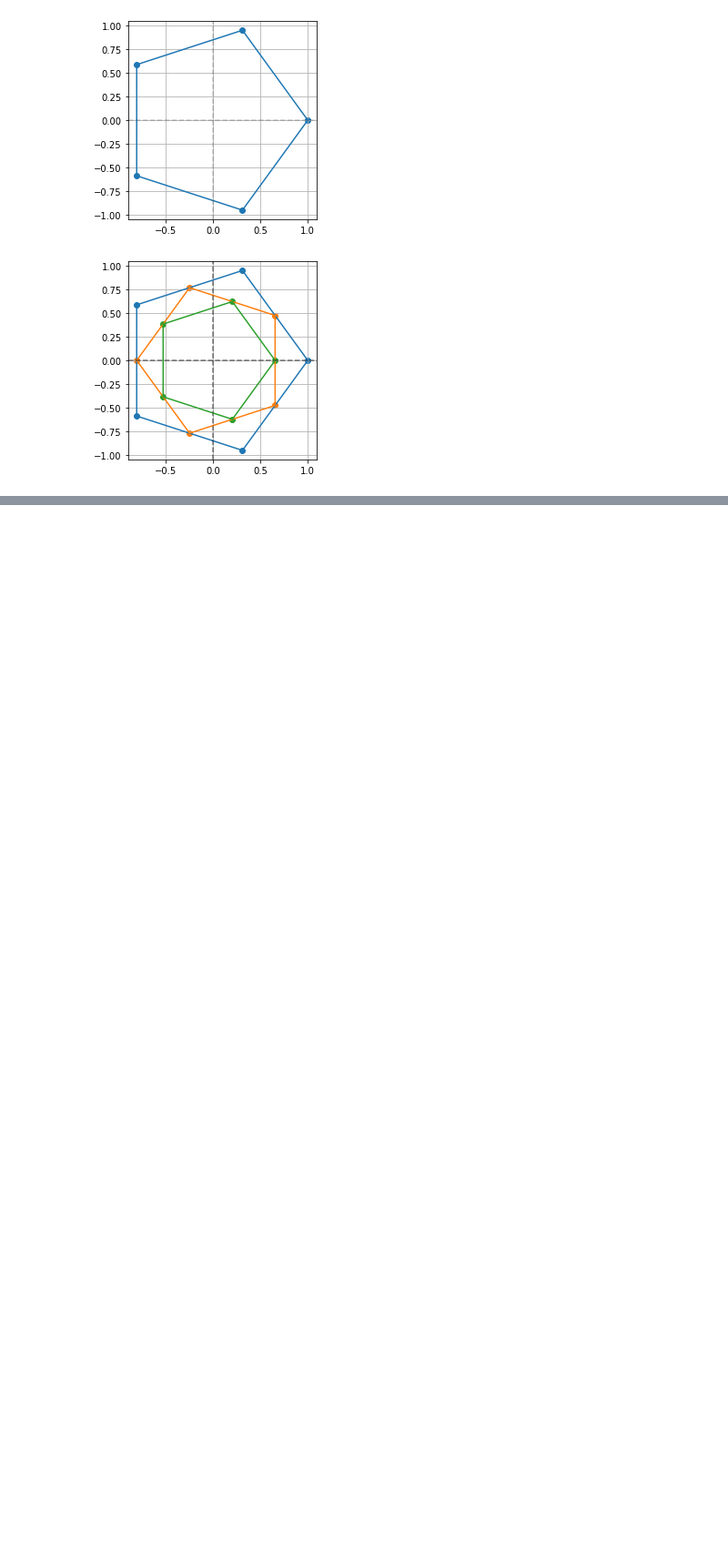
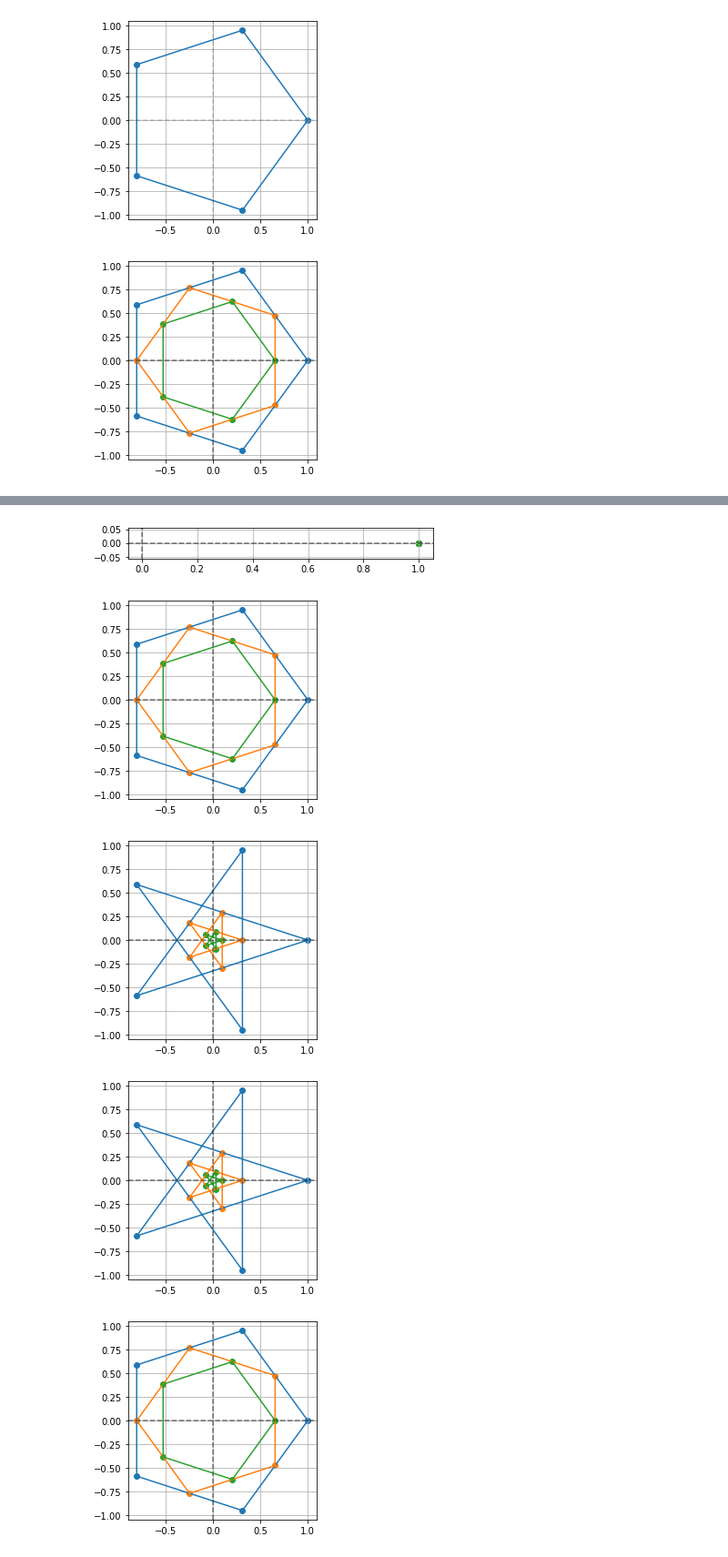
Before and after one commit to fractalclockwork/Math725, a Jupyter notebook: Exercises/Math725_exercises.ipynb, the cells around one changed output, grey strips where cells are left out. Shown at 91% size. Cells and saved outputs as stored; diff of their text form; code cells hidden in the pictures; blank space fills up the shorter version.

```diff
--- a/Exercises/Math725_exercises.ipynb
+++ b/Exercises/Math725_exercises.ipynb
@@ -140,0 +148,14 @@ for j in range(3):
+# %%
+for s in range(n):
+    sub=[(s*i)%n for i in range(n)]
+    Z = [zeta**i for i in sub ]
+    for j in range(3):
+        z_plot(np.array([complex(i) for i in Z]))
+        Z = [ (Z[i]+Z[(i+1)%n])/2 for i in range(n)]
+    plt.show()
+# %% [output]
+[figure, added]
+[figure, added]
+[figure, added]
+[figure, added]
+[figure, added]
```
Also changed, not shown: parts of 1 cell of this notebook, 1 other file.
